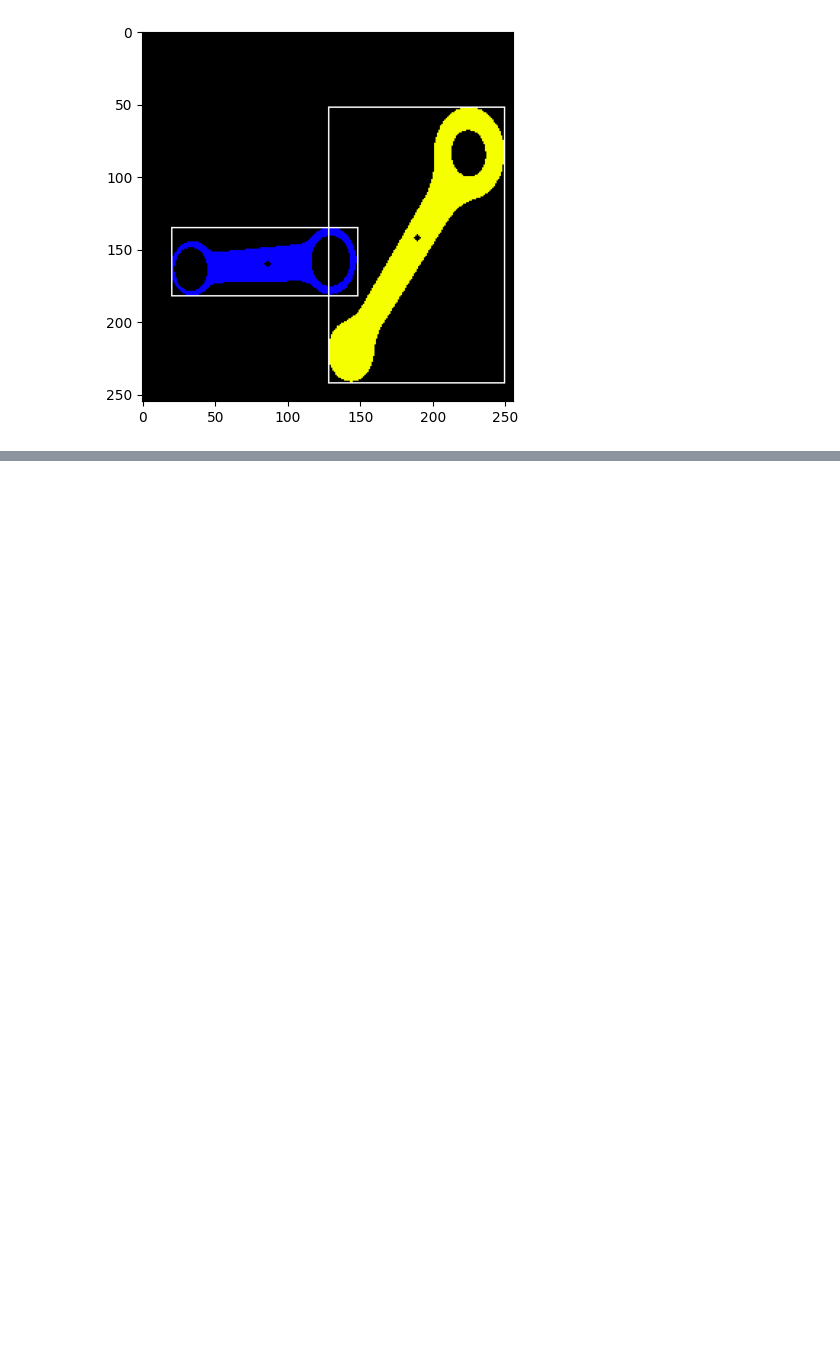
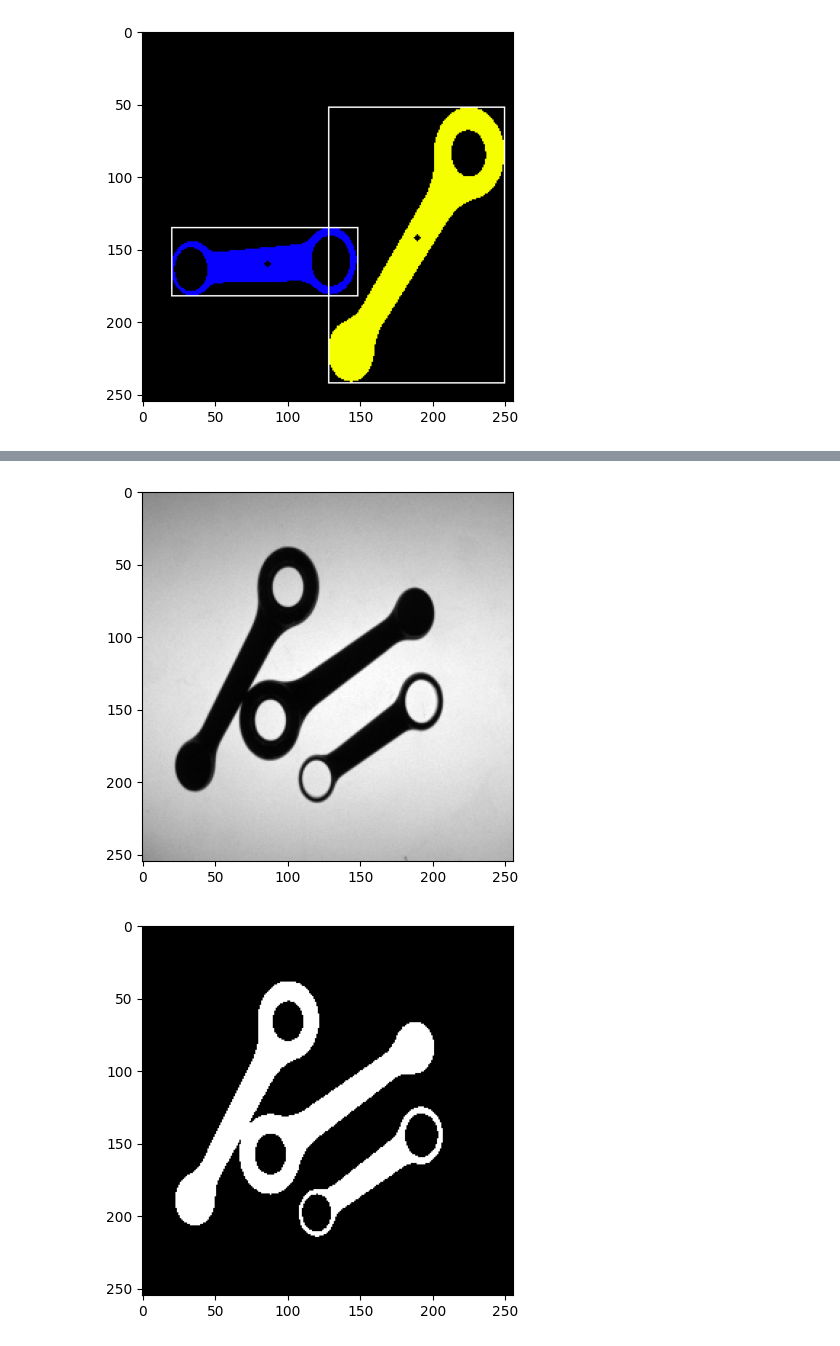
Before and after one commit to MrCr4ft/IPCV_Project, a Jupyter notebook: Visual Inspection of Motorcycle Connecting Rods.ipynb, the cells around one changed output, grey strips where cells are left out. Saved outputs shown, nothing was run; the diff lists cells and outputs as text; code cells hidden in the pictures; blank space fills up the shorter version.

```diff
--- a/Visual Inspection of Motorcycle Connecting Rods.ipynb
+++ b/Visual Inspection of Motorcycle Connecting Rods.ipynb
@@ -244,0 +355,11 @@ The only hole in the rod is at position (50.980316162109375, 199.88467407226562)
+# %%
+for img_name in TASK_IMGLIST['TASK_2_2']:
+    threshold, binarized_img = binarizeImage(IMAGES[img_name], kde_bandwidth=6)
+    BINARIZED_IMAGES[img_name] = binarized_img
+    plt.imshow(IMAGES[img_name], cmap="gray")
+    plt.show()
+    plt.imshow(binarized_img, cmap="gray")
+    plt.show()
+# %% [output]
+[figure, added]
+[figure, added]
```
Also changed, not shown: parts of 12 cells of this notebook.
